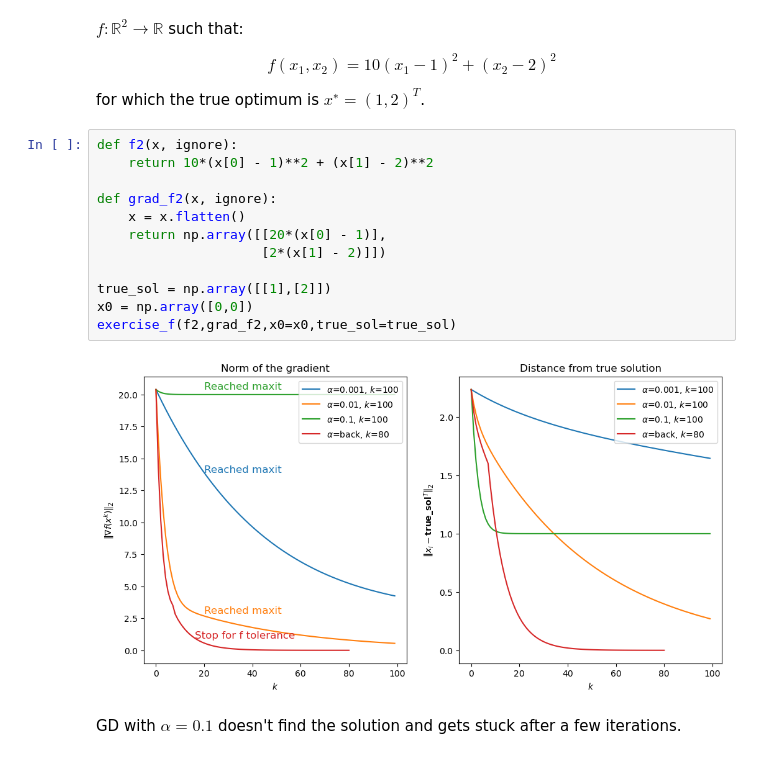
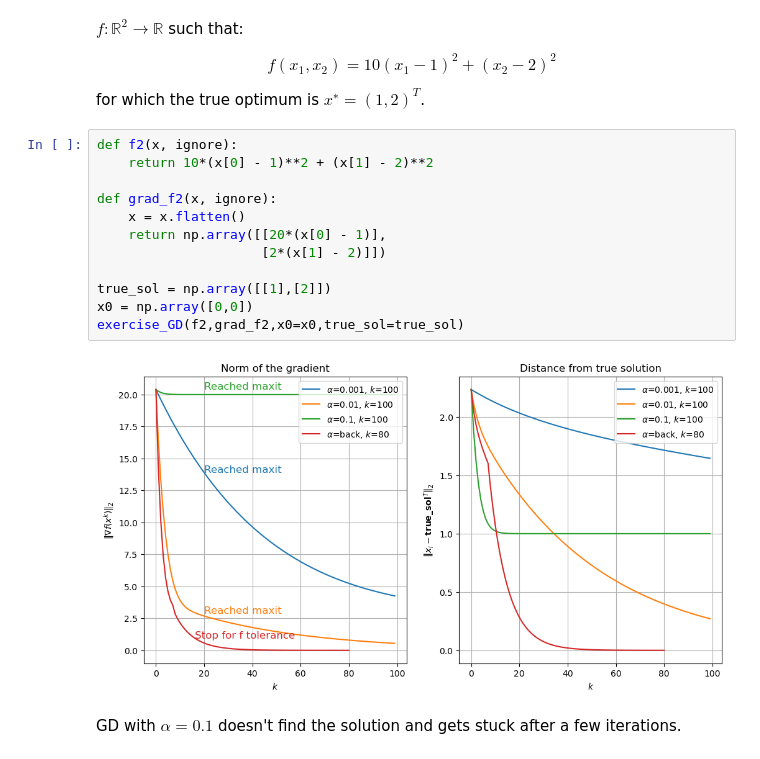
Before and after one commit to 26leonardo/homework_ssm_unibo, a Jupyter notebook: homework3.ipynb, the cells around one changed output. Cells and saved outputs as stored; diff of their text form.

```diff
--- a/homework3.ipynb
+++ b/homework3.ipynb
@@ -41,17 +41,17 @@ for which the true optimum is $x^∗ = (1, 2)^T$.
 # %%
 def f2(x, ignore):
     return 10*(x[0] - 1)**2 + (x[1] - 2)**2
 
 def grad_f2(x, ignore):
     x = x.flatten()
     return np.array([[20*(x[0] - 1)],
                      [2*(x[1] - 2)]])
 
 true_sol = np.array([[1],[2]])
 x0 = np.array([0,0])
-exercise_f(f2,grad_f2,x0=x0,true_sol=true_sol)
+exercise_GD(f2,grad_f2,x0=x0,true_sol=true_sol)
 # %% [output]
-[figure, old version]
+[figure, new version]
 # %% [markdown]
 GD with $\alpha = 0.1$ doesn't find the solution and gets stuck after a few iterations.
 # %% [markdown]
```
Also changed, not shown: parts of 8 cells of this notebook, 2 other files.
